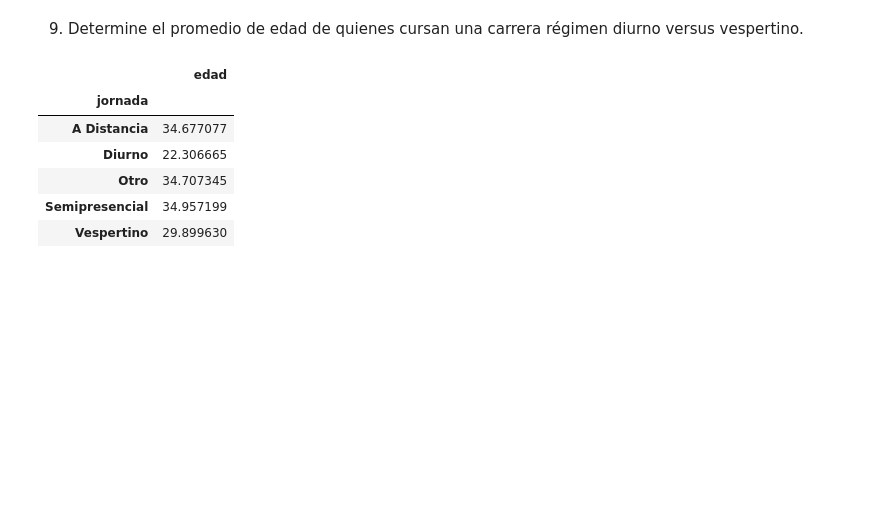
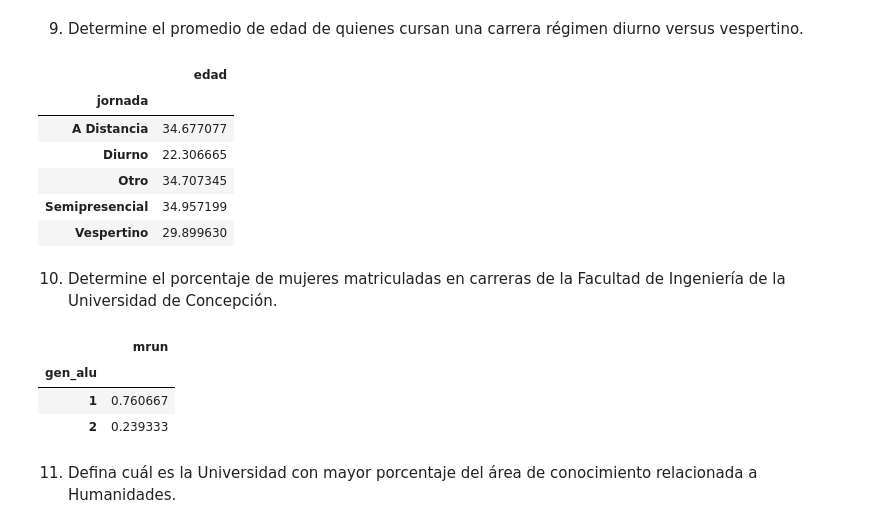
Before and after one commit to cnavarreteliz/data-analysis, a Jupyter notebook: Listado 1.ipynb, the cells around one changed output. Drawn from its saved outputs; the diff is of its cells as text; code cells hidden in the pictures; blank space fills up the shorter version.

```diff
--- a/Listado 1.ipynb
+++ b/Listado 1.ipynb
@@ -344,3 +344,18 @@ df.groupby("jornada").agg({"edad": "mean"})
 | Otro | 34.707345 |
 | Semipresencial | 34.957199 |
 | Vespertino | 29.899630 |
+# %% [markdown]
+10. Determine el porcentaje de mujeres matriculadas en carreras de la Facultad de Ingeniería de la Universidad de Concepción.
+# %%
+df_10 = df[(df["nomb_carrera"].str.contains("INGENIERIA CIVIL")) \
+    & (df["nomb_carrera"] != "INGENIERIA CIVIL MATEMATICA") \
+    & (df["nomb_inst"] == "UNIVERSIDAD DE CONCEPCION")]
+
+df_10.groupby("gen_alu").agg({"mrun": "count"}).apply(lambda x: x/x.sum()) # .apply(lambda x: x/x.sum()) nos permite convertir los valores en %
+# %% [output]
+|  | mrun |
+| gen_alu |  |
+| 1 | 0.760667 |
+| 2 | 0.239333 |
+# %% [markdown]
+11. Defina cuál es la Universidad con mayor porcentaje del área de conocimiento relacionada a Humanidades.
```
Also changed, not shown: parts of 17 cells of this notebook.
